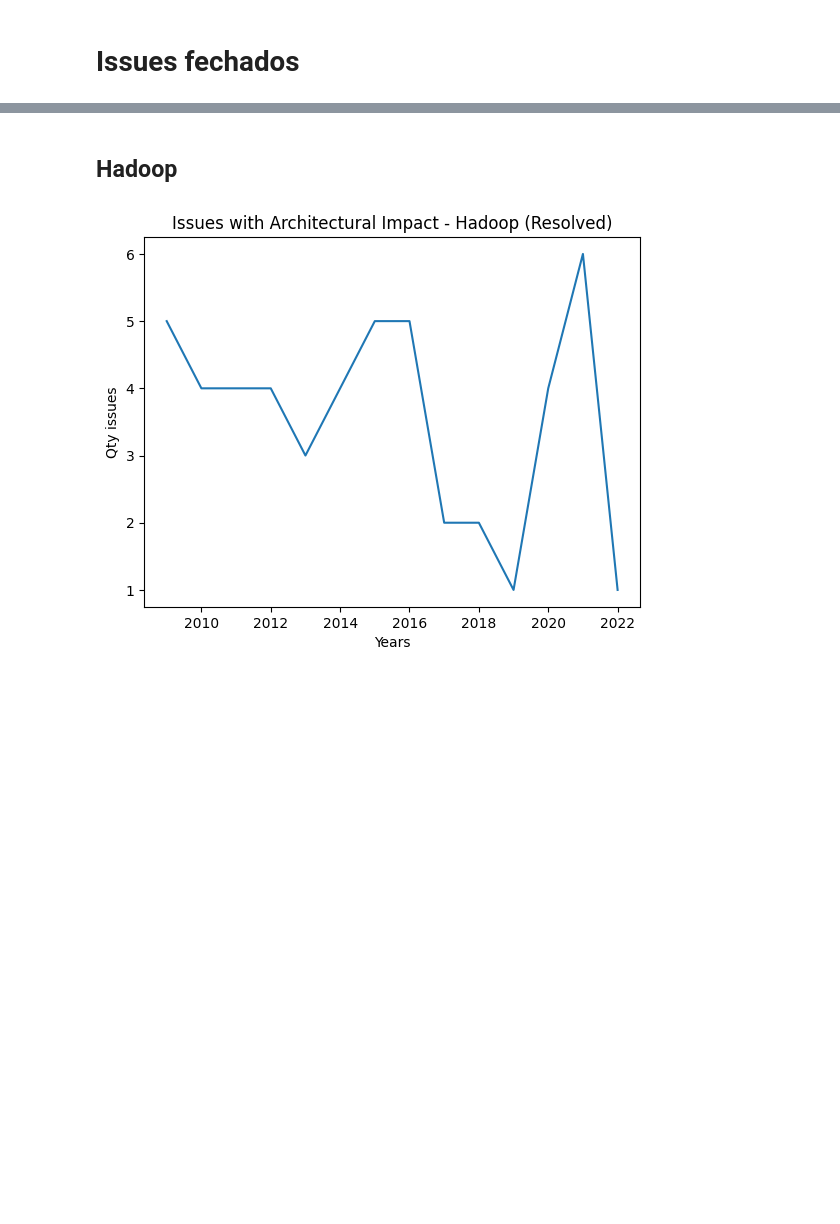
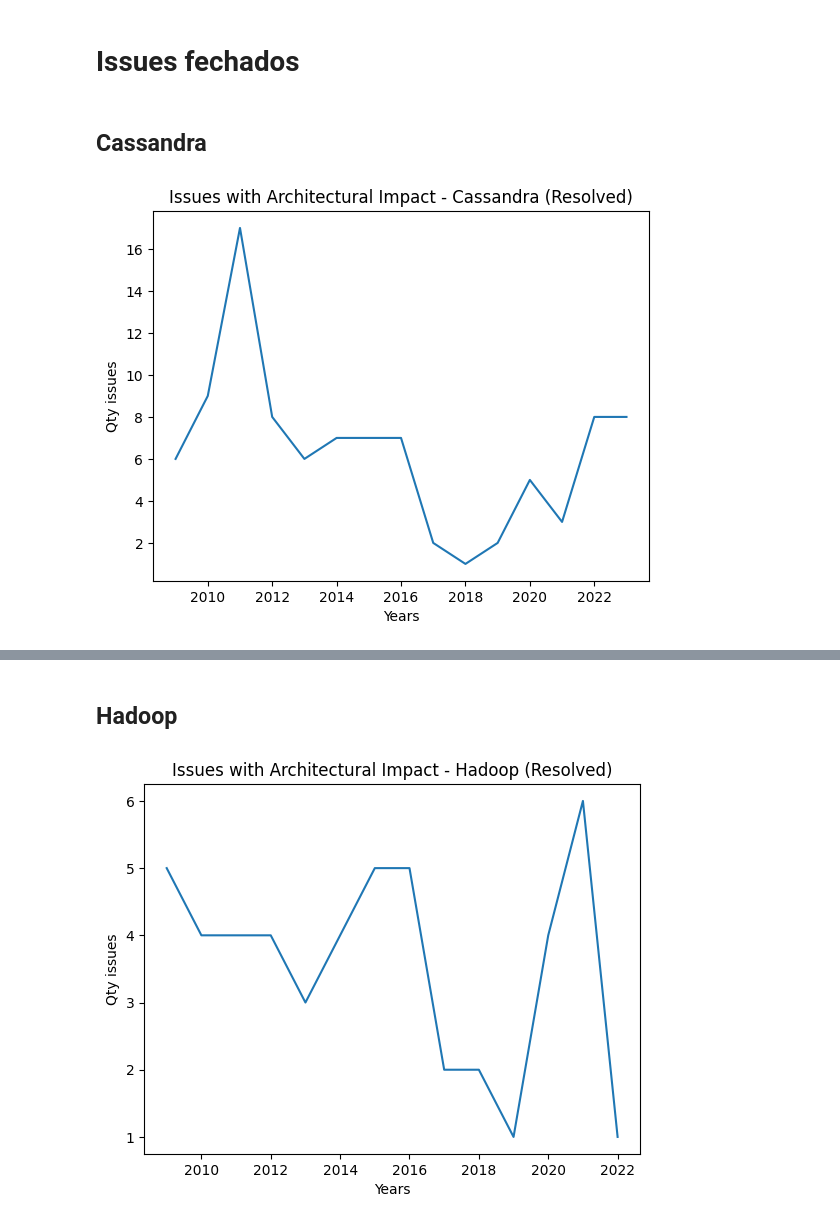
Before and after one commit to armandossrecife/my_validation, a Jupyter notebook: my_comparison.ipynb, the cells around one changed output, grey strips where cells are left out. Drawn from its saved outputs; the diff is of its cells as text; code cells hidden in the pictures; blank space fills up the shorter version.

```diff
--- a/my_comparison.ipynb
+++ b/my_comparison.ipynb
@@ -2281,2 +2278,32 @@ plt.show()  # Display the plot
 # %% [markdown]
 # Issues fechados
+# %% [markdown]
+## Cassandra
+# %%
+df_ciccr = df_cassandra_issues_commits_critical_classes[['issue_key', 'resolved_date']]
+df1cr = df_ciccr.copy()
+
+df_cii_yes = df_cassandra_issues_inspected[df_cassandra_issues_inspected['architectural_impact'] == 'YES']
+df_cii_yes = df_cii_yes[['issue_key', 'summary']]
+df2c = df_cii_yes.copy()
+
+# Merge DataFrames by Column
+df3cr=pd.merge(df1cr,df2c, on='issue_key')
+
+df3cr['year'] = pd.to_datetime(df3cr['resolved_date']).dt.year
+
+issues_per_year_cr = df3cr.groupby(['year']).size()
+new_df_cr = issues_per_year_cr.to_frame(name='issues_count').reset_index()
+df_cassandra_iaiyes_by_year_cr = new_df_cr.copy()
+
+anos_cr = df_cassandra_iaiyes_by_year_cr.year
+qtd_issues_cr = df_cassandra_iaiyes_by_year_cr.issues_count
+
+# Exemplo de uso da classe Gráfico
+grafico_cassandra_issues_r = GraficoSerieTemporal()
+grafico_cassandra_issues_r.set_eixo_x(x=anos_cr)
+grafico_cassandra_issues_r.set_eixo_y(y=qtd_issues_cr)
+grafico_cassandra_issues_r.configura_titulo_e_rotulos(titulo='Issues with Architectural Impact - Cassandra (Resolved)', rotulo_x='Years', rotulo_y='Qty issues')
+grafico_cassandra_issues_r.exibir_gráfico()
+# %% [output]
+[figure, added]
```
Also changed, not shown: parts of 12 cells of this notebook.
